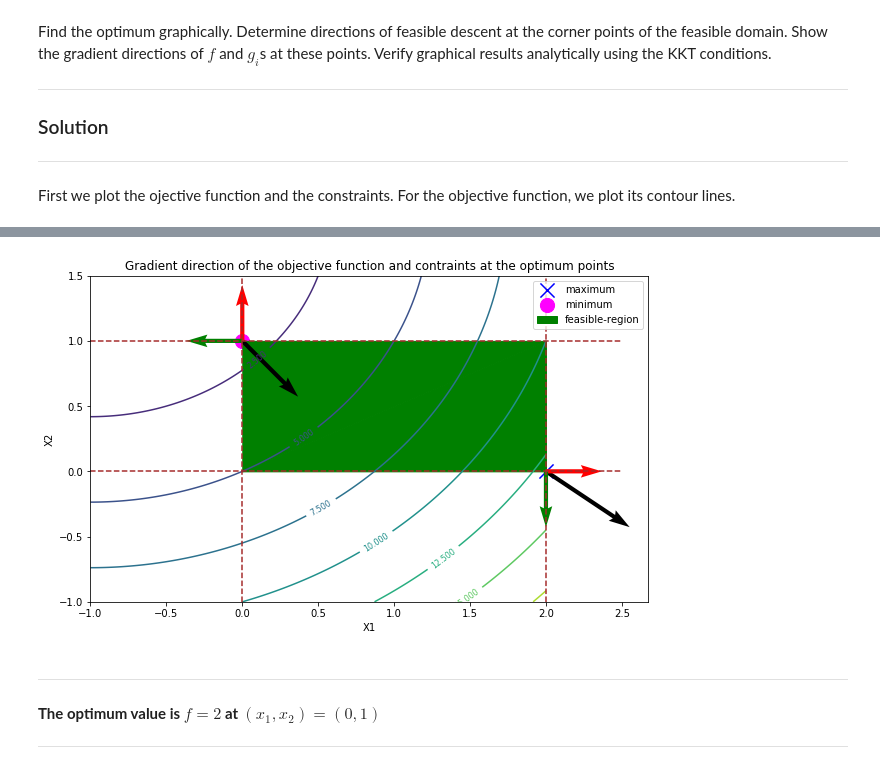
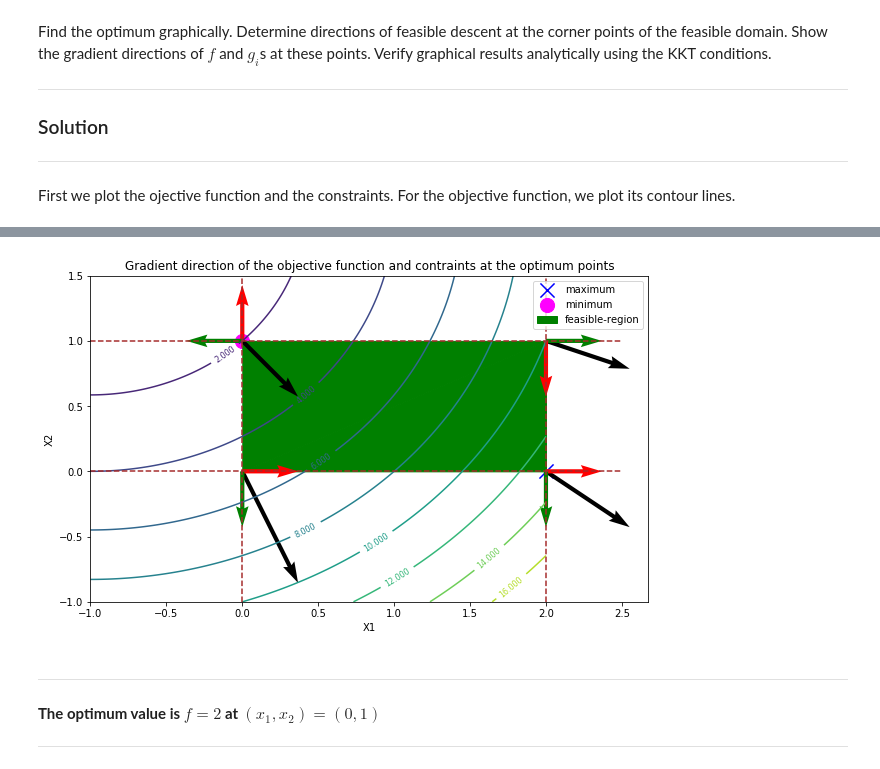
Before and after one commit to ghimiremukesh/Design_Optimization, a Jupyter notebook: Homework/Homework 4.ipynb, the cells around one changed output, grey strips where cells are left out. Saved outputs shown, nothing was run; the diff lists cells and outputs as text; code cells hidden in the pictures.

```diff
--- a/Homework/Homework 4.ipynb
+++ b/Homework/Homework 4.ipynb
@@ -136,41 +136,47 @@ Z = (X+1)**2 + (Y-2)**2
 
 
 fig, axs = plt.subplots(1, 1, figsize=(10, 6))
-cp = plt.contour(X, Y, Z)
+cp = plt.contour(X, Y, Z, levels= [i for i in range(0, 20, 2)])f
 #plt.clabel(cp, inline=1, fontsize=10)
 plt.xlabel('X1')
 plt.ylabel('X2')
 
 
 
 y = np.linspace(-1,2.5)
 plt.plot(2*np.ones(len(y)), y, c='brown', linestyle='dashed')
 plt.plot(y, np.ones(len(y)), c='brown', linestyle='dashed')
 plt.plot(np.zeros(len(y)), y, c='brown', linestyle='dashed')
 plt.plot(y, np.zeros(len(y)), c='brown', linestyle='dashed')
 plt.ylim([-1, 1.5])
 
 
 plt.clabel(cp, inline=True, fontsize=8)
 plt.title("Gradient direction of the objective function and contraints at the optimum points")
 plt.scatter(2, 0, marker='x', s=200, color='blue', label='maximum')
 plt.scatter(0,1, marker='o', s=200, color='magenta', label='minimum')
 
 x = np.linspace(0, 2, 100)
 y = np.linspace(0, 1, 100)
 plt.fill_between(x, y, 0, color='green', label='feasible-region')
 plt.fill_between(x, y, 1, color='green')
 plt.legend(loc='upper right')
 
 origin1 = np.array([0, 1])
 plt.quiver(*origin1, [1, 0, -1], [-1, 1 ,0], color=['black', 'red', 'green'], scale=10)
 
 origin2 = np.array([2, 0])
 plt.quiver(*origin2, [1.5, 1, 0], [-1, 0 ,-1], color=['black', 'red', 'green'], scale=10)
 
+origin3 = np.array([0, 0])
+plt.quiver(*origin3, [1, 1, 0], [-2, 0 ,-1], color=['black', 'red', 'green'], scale=10)
+
+origin4 = np.array([2, 1])
+plt.quiver(*origin4, [1.5, 1, 0], [-0.5, 0 ,-1], color=['black', 'green', 'red'], scale=10)
+
 plt.show()
 # %% [output]
-[figure, old version]
+[figure, new version]
 # %% [markdown]
 ---------------------------------------------------------
 
```
Also changed, not shown: parts of 12 cells of this notebook.
